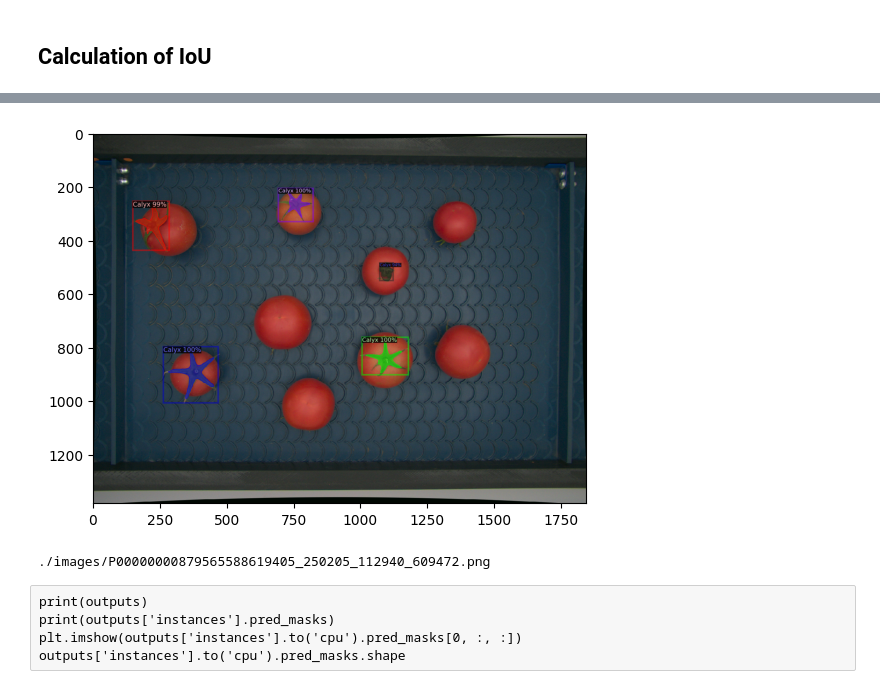
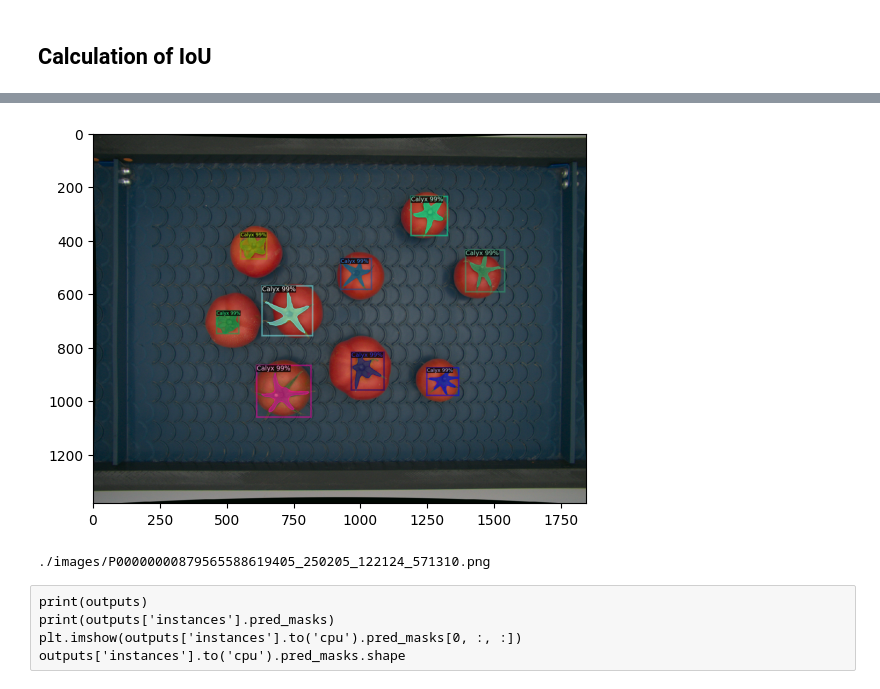
Before and after one commit to jose-agustin/detectron2, a Jupyter notebook: model_train.ipynb, the cells around one changed output, grey strips where cells are left out. Cells and saved outputs as stored; diff of their text form; code cells hidden in the pictures.

```diff
--- a/model_train.ipynb
+++ b/model_train.ipynb
@@ -173,7 +173,7 @@ list_of_predictions = []
 #Now we will use predictor to inference and visualize it's output
 from detectron2.utils.visualizer import ColorMode
 
-for d in dataset_dicts_test[9:10]:
+for d in dataset_dicts_test[17:18]:
     im = cv2.imread(d["file_name"])
     im = cv2.cvtColor(im, cv2.COLOR_BGR2RGB)
     prediction = predictor(im)
@@ -195,5 +195,5 @@ print(d["file_name"])
-[figure, old version]
+[figure, new version]
-./images/P00000000879565588619405_250205_112940_609472.png
+./images/P00000000879565588619405_250205_122124_571310.png
 # %% [raw]
 print(outputs)
 print(outputs['instances'].pred_masks)
```
Also changed, not shown: parts of 10 cells of this notebook.
